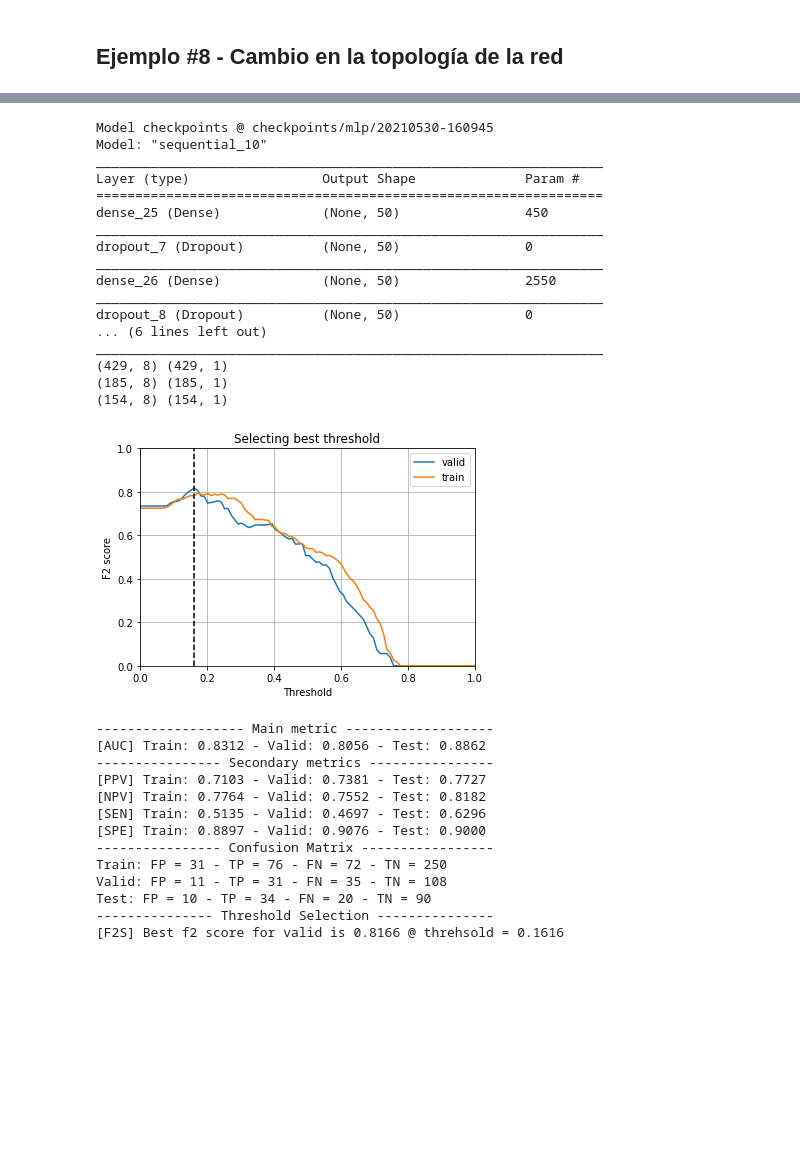
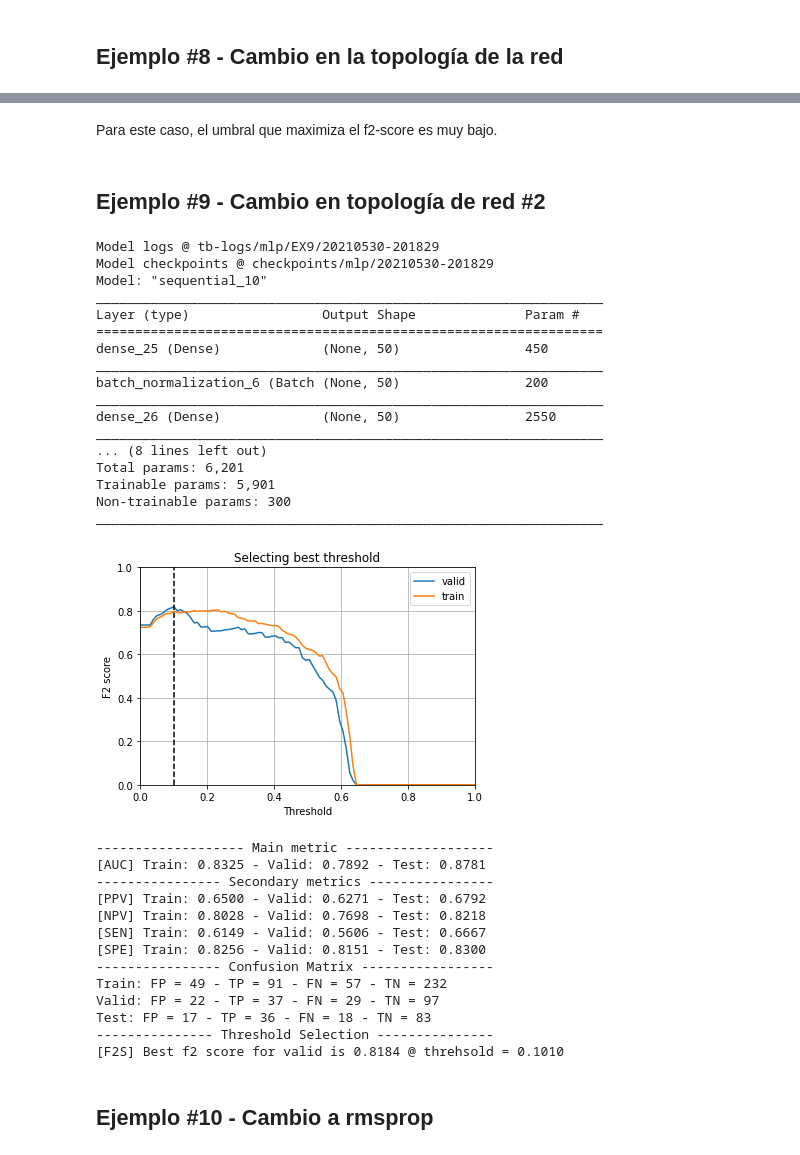
Before and after one commit to Kammann123/nn-tp2, a Jupyter notebook: notebooks/ej1/ej1_MLP.ipynb, the cells around one changed output, grey strips where cells are left out. Saved outputs shown, nothing was run; the diff lists cells and outputs as text; code cells hidden in the pictures; blank space fills up the shorter version.

```diff
--- a/notebooks/ej1/ej1_MLP.ipynb
+++ b/notebooks/ej1/ej1_MLP.ipynb
@@ -230,4 +239,5 @@ Trainable params: 43
 Non-trainable params: 0
 _________________________________________________________________
 # %%
-#mlp_model.fit(x=x_train, y=y_train, validation_data=(x_valid, y_valid), shuffle=True, epochs=200, batch_size=32, verbose=0)
+mlp_model.fit(x=x_train, y=y_train, validation_data=(x_valid, y_valid), shuffle=True, epochs=200, batch_size=32, verbose=0)
+mlp_model.evaluate(x_valid, y_valid)
@@ -796,55 +811,62 @@ Test: FP = 14 - TP = 35 - FN = 19 - TN = 86
+# %% [markdown]
+Para este caso, el umbral que maximiza el f2-score es muy bajo.
+# %% [markdown]
+## Ejemplo #9 - Cambio en topología de red #2
 # %%
 auc_train, auc_valid, auc_test = run_model(x_train=x_train, y_train=y_train, x_valid=x_valid, y_valid=y_valid, x_test=x_test, y_test=y_test,
                                             optimizer='adam',
                                             loss='binary_crossentropy',
-                                            momentum=0.1,
+                                            momentum=0,
                                             rho=0.0,
                                             beta_1=0.99,
                                             beta_2=0.99,
                                             learning_rate=0.098,
                                             decay_rate=0.8,
                                             batch_size=32,
                                             epochs=2000,
                                             patience=30,
                                             min_delta=0.01,
-                                            tensorboard_on=False,
+                                            tensorboard_on=True,
                                             summary_on=True,
-                                            hidden_layers=2,
+                                            tag='EX9',
+                                            hidden_layers=3,
                                             units_per_layer=50,
                                             hidden_layer_activation='tanh',
                                             regularizer='l1',
                                             regularizer_lambda=1e-2,
-                                            dropout_rate=0.2,
-                                            use_batch_normalization=False)
+                                            dropout_rate=0,
+                                            use_batch_normalization=True)
 # %% [output]
-Model checkpoints @ checkpoints/mlp/20210530-160945
+Model logs @ tb-logs/mlp/EX9/20210530-201829
+Model checkpoints @ checkpoints/mlp/20210530-201829
 Model: "sequential_10"
 _________________________________________________________________
 Layer (type)                 Output Shape              Param #
 =================================================================
 dense_25 (Dense)             (None, 50)                450
 _________________________________________________________________
-dropout_7 (Dropout)          (None, 50)                0
+batch_normalization_6 (Batch (None, 50)                200
 _________________________________________________________________
 dense_26 (Dense)             (None, 50)                2550
 _________________________________________________________________
-dropout_8 (Dropout)          (None, 50)                0
-... (6 lines left out)
+... (8 lines left out)
+Total params: 6,201
+Trainable params: 5,901
+Non-trainable params: 300
 _________________________________________________________________
-(429, 8) (429, 1)
-(185, 8) (185, 1)
-(154, 8) (154, 1)
-[figure, old version]
+[figure, new version]
 ------------------- Main metric -------------------
-[AUC] Train: 0.8312 - Valid: 0.8056 - Test: 0.8862
+[AUC] Train: 0.8325 - Valid: 0.7892 - Test: 0.8781
 ---------------- Secondary metrics ----------------
-[PPV] Train: 0.7103 - Valid: 0.7381 - Test: 0.7727
-[NPV] Train: 0.7764 - Valid: 0.7552 - Test: 0.8182
-[SEN] Train: 0.5135 - Valid: 0.4697 - Test: 0.6296
-[SPE] Train: 0.8897 - Valid: 0.9076 - Test: 0.9000
+[PPV] Train: 0.6500 - Valid: 0.6271 - Test: 0.6792
+[NPV] Train: 0.8028 - Valid: 0.7698 - Test: 0.8218
+[SEN] Train: 0.6149 - Valid: 0.5606 - Test: 0.6667
+[SPE] Train: 0.8256 - Valid: 0.8151 - Test: 0.8300
 ---------------- Confusion Matrix -----------------
-Train: FP = 31 - TP = 76 - FN = 72 - TN = 250
-Valid: FP = 11 - TP = 31 - FN = 35 - TN = 108
-Test: FP = 10 - TP = 34 - FN = 20 - TN = 90
+Train: FP = 49 - TP = 91 - FN = 57 - TN = 232
+Valid: FP = 22 - TP = 37 - FN = 29 - TN = 97
+Test: FP = 17 - TP = 36 - FN = 18 - TN = 83
 --------------- Threshold Selection ---------------
-[F2S] Best f2 score for valid is 0.8166 @ threhsold = 0.1616
+[F2S] Best f2 score for valid is 0.8184 @ threhsold = 0.1010
+# %% [markdown]
+## Ejemplo #10 - Cambio a rmsprop
```
Also changed, not shown: parts of 41 cells of this notebook, 6 other files.
